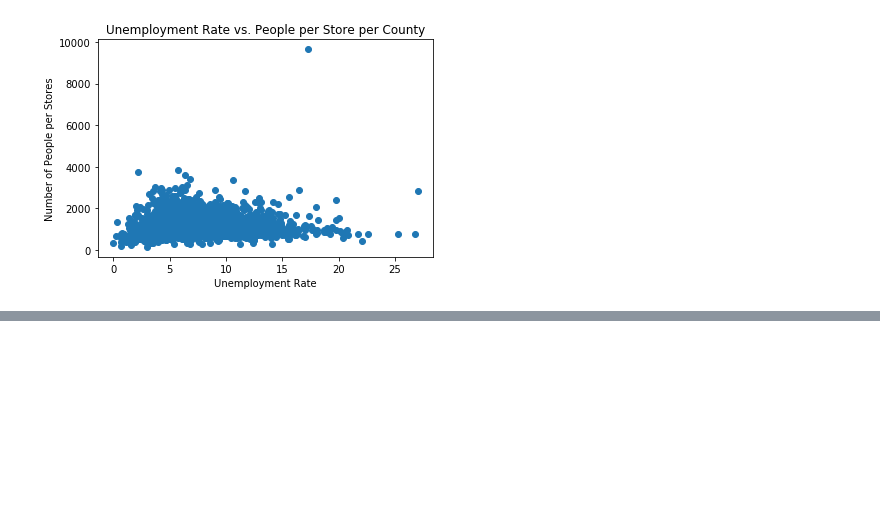
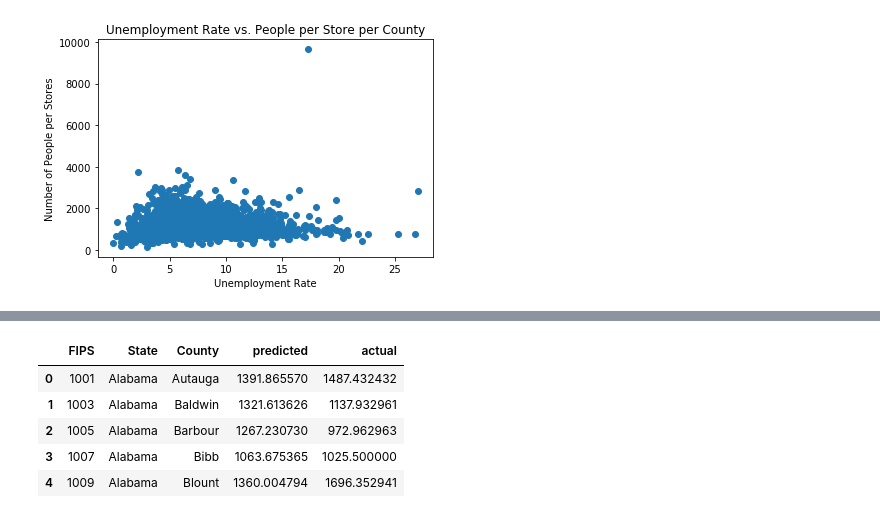
Before and after one commit to ravis773/food-desert-income-analysis, a Jupyter notebook: analysis.ipynb, the cells around one changed output, grey strips where cells are left out. Saved outputs shown, nothing was run; the diff lists cells and outputs as text; code cells hidden in the pictures; blank space fills up the shorter version.

```diff
--- a/analysis.ipynb
+++ b/analysis.ipynb
@@ -45,0 +121,12 @@ There does not seem to be any connection between the unemployment rate and the n
+# %%
+results = data.loc[:, ['FIPS', 'State', 'County']]
+results['predicted'] = clf.predict(X)
+results['actual'] = y
+results.head()
+# %% [output]
+|  | FIPS | State | County | predicted | actual |
+| 0 | 1001 | Alabama | Autauga | 1391.865570 | 1487.432432 |
+| 1 | 1003 | Alabama | Baldwin | 1321.613626 | 1137.932961 |
+| 2 | 1005 | Alabama | Barbour | 1267.230730 | 972.962963 |
+| 3 | 1007 | Alabama | Bibb | 1063.675365 | 1025.500000 |
+| 4 | 1009 | Alabama | Blount | 1360.004794 | 1696.352941 |
```
Also changed, not shown: parts of 15 cells of this notebook, 1 other file.
